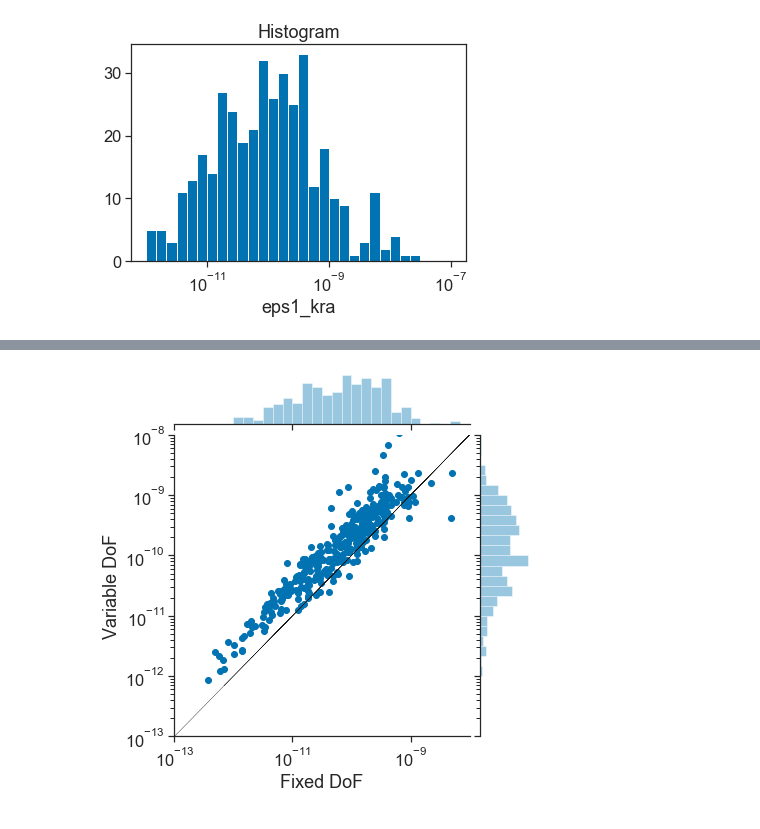
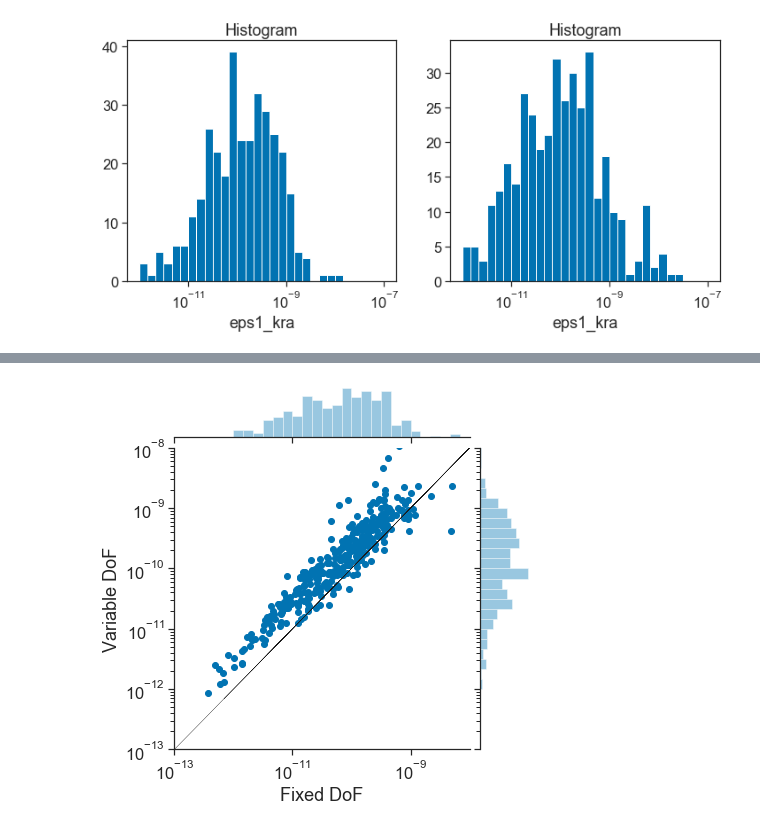
Before and after one commit to sessink/epsilon_from_emapex, a Jupyter notebook: notebooks/compare_dofs.ipynb, the cells around one changed output, grey strips where cells are left out. Saved outputs shown, nothing was run; the diff lists cells and outputs as text; code cells hidden in the pictures.

```diff
--- a/notebooks/compare_dofs.ipynb
+++ b/notebooks/compare_dofs.ipynb
@@ -38,7 +38,7 @@ mpl.rc('legend', frameon=False)
 dsv = xr.open_dataset('../data/chi/variable_dof.nc')
 dsf = xr.open_dataset('../data/chi/fixed_dof.nc')
 # %%
-def plot_hist(ds):
+def plot_hist(ax, ds):
     ind, bins = np.histogram(ds.eps1_kra, bins=30, range=(1e-12,1e-7));
     logbins = np.logspace(np.log10(bins[0]),np.log10(bins[-1]),len(bins))
-    ds.eps1_kra.plot.hist(xscale='log', bins=logbins);
+    ds.eps1_kra.plot.hist(xscale='log', bins=logbins, ax=ax);
@@ -49,7 +45,9 @@ plot_hist(dsv)
-# %%
-plot_hist(dsf)
-# %% [output]
-[figure, removed]
+# %%
+f,ax = plt.subplots(1,2, figsize=(12,5))
+plot_hist(ax[0],dsv)
+plot_hist(ax[1],dsf)
+# %% [output]
+[figure, added]
 # %%
 ds = xr.Dataset()
 ds['variable'] = dsv.eps1_kra
```
Also changed, not shown: parts of 3 cells of this notebook, 1 other file.
